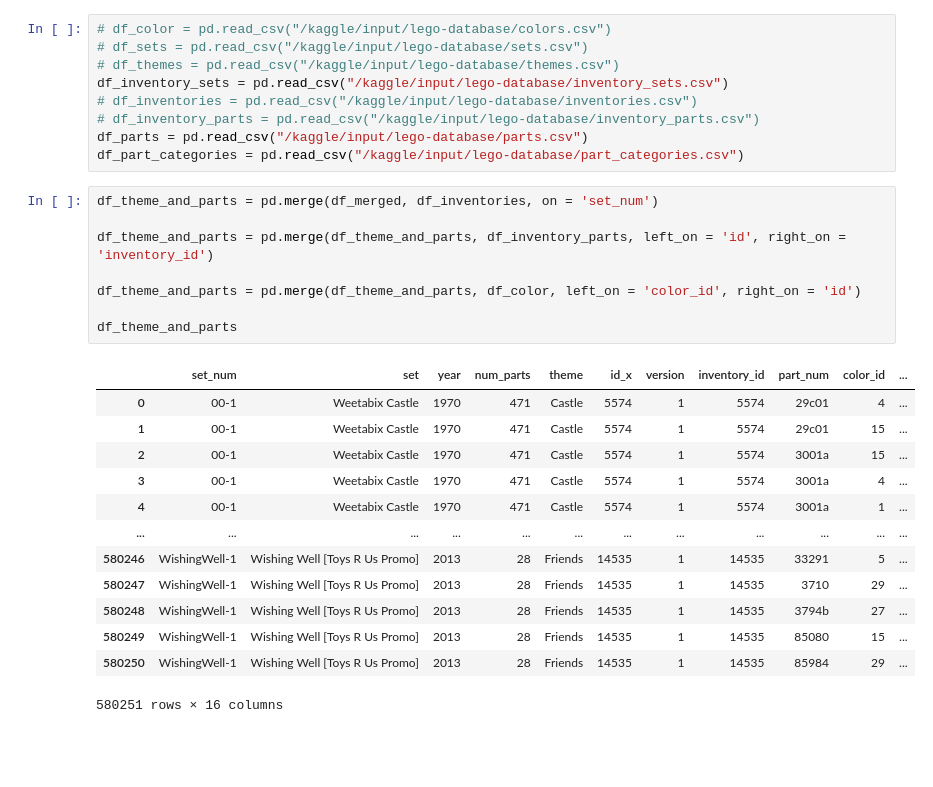
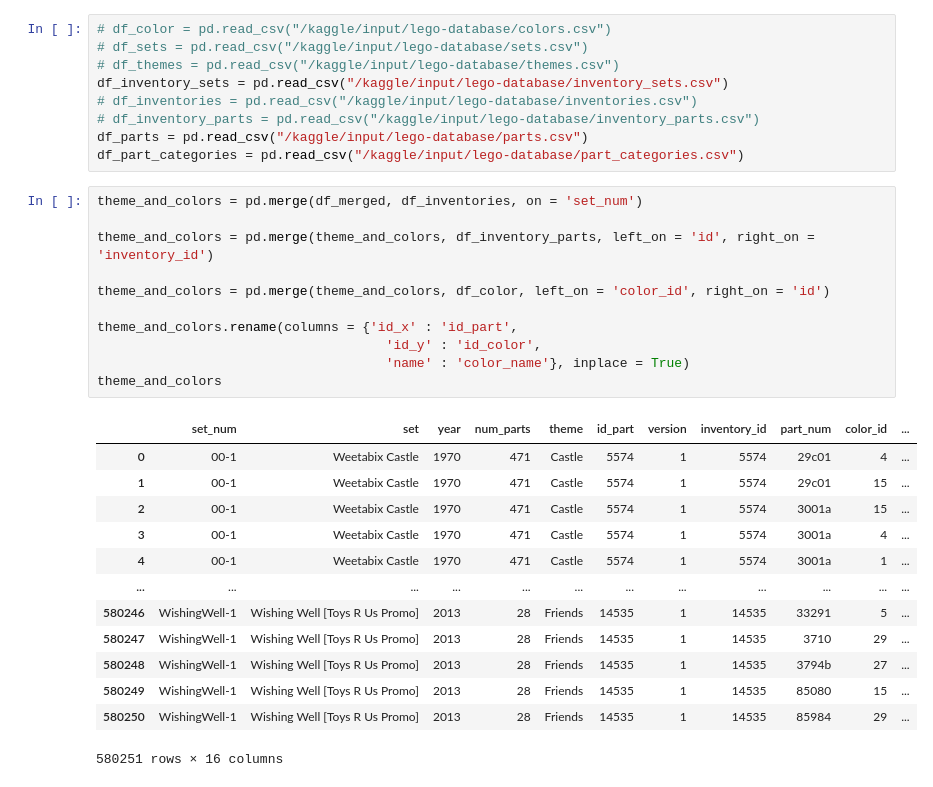
Before and after one commit to t-lambert/LEGO, a Jupyter notebook: 1_LEGO's_colors.ipynb, the cells around one changed output. Saved outputs shown, nothing was run; the diff lists cells and outputs as text; blank space fills up the shorter version.

Commit message:
Kaggle Notebook | Lego - What a wonderful word (of colors) | Version 1

```diff
--- a/1_LEGO's_colors.ipynb
+++ b/1_LEGO's_colors.ipynb
@@ -307,15 +307,18 @@ df_inventory_sets = pd.read_csv("/kaggle/input/lego-database/inventory_sets.csv"
 df_parts = pd.read_csv("/kaggle/input/lego-database/parts.csv")
 df_part_categories = pd.read_csv("/kaggle/input/lego-database/part_categories.csv")
 # %%
-df_theme_and_parts = pd.merge(df_merged, df_inventories, on = 'set_num')
+theme_and_colors = pd.merge(df_merged, df_inventories, on = 'set_num')
 
-df_theme_and_parts = pd.merge(df_theme_and_parts, df_inventory_parts, left_on = 'id', right_on = 'inventory_id')
+theme_and_colors = pd.merge(theme_and_colors, df_inventory_parts, left_on = 'id', right_on = 'inventory_id')
 
-df_theme_and_parts = pd.merge(df_theme_and_parts, df_color, left_on = 'color_id', right_on = 'id')
+theme_and_colors = pd.merge(theme_and_colors, df_color, left_on = 'color_id', right_on = 'id')
 
-df_theme_and_parts
+theme_and_colors.rename(columns = {'id_x' : 'id_part',
+                                     'id_y' : 'id_color',
+                                     'name' : 'color_name'}, inplace = True)
+theme_and_colors
 # %% [output]
-|  | set_num | set | year | num_parts | theme | id_x | version | inventory_id | part_num | color_id | ... |
+|  | set_num | set | year | num_parts | theme | id_part | version | inventory_id | part_num | color_id | ... |
 | 0 | 00-1 | Weetabix Castle | 1970 | 471 | Castle | 5574 | 1 | 5574 | 29c01 | 4 | ... |
 | 1 | 00-1 | Weetabix Castle | 1970 | 471 | Castle | 5574 | 1 | 5574 | 29c01 | 15 | ... |
 | 2 | 00-1 | Weetabix Castle | 1970 | 471 | Castle | 5574 | 1 | 5574 | 3001a | 15 | ... |
```
Also changed, not shown: parts of 3 cells of this notebook.
